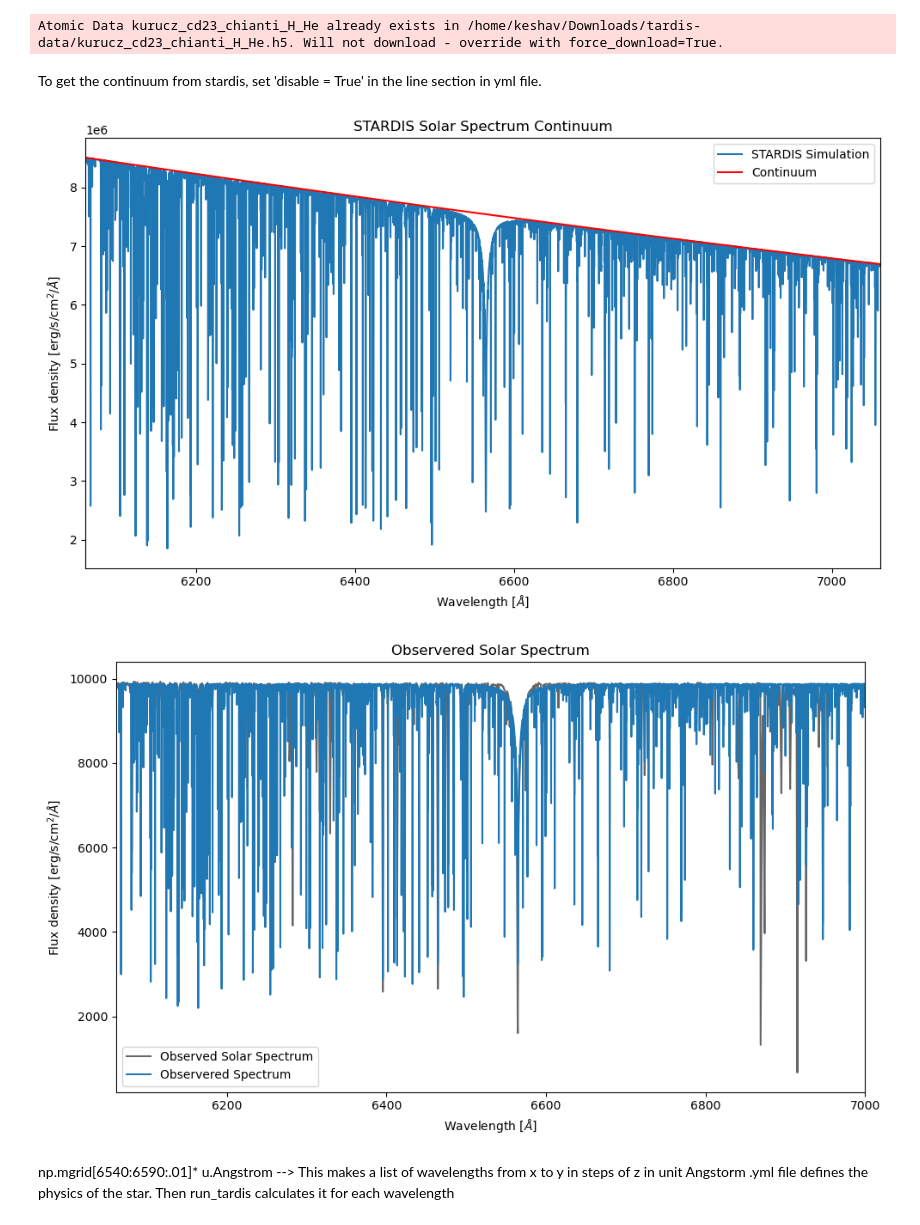
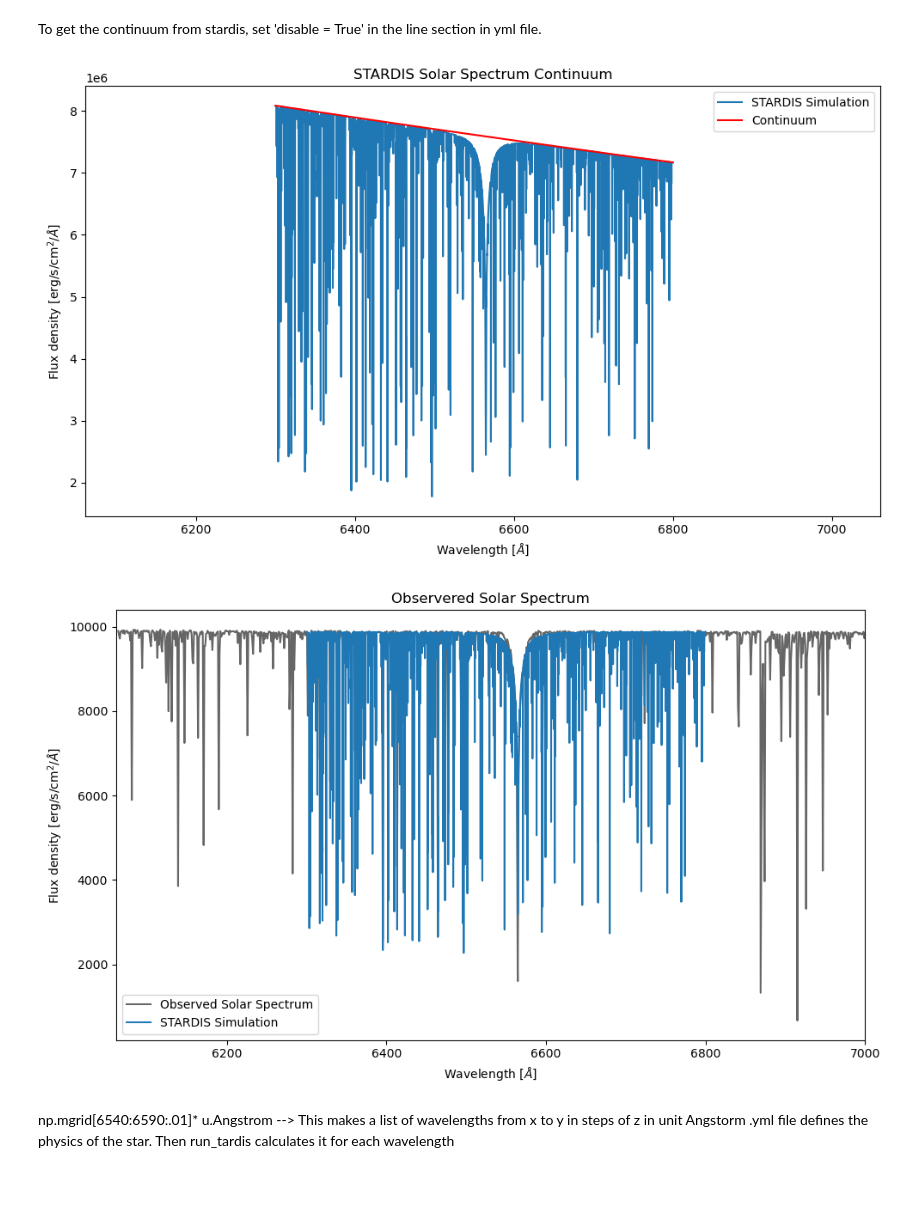
Before and after one commit to Keshavj-07/first_proj, a Jupyter notebook: scripts/Solar_Spectrum.ipynb, the cells around one changed output. Drawn from its saved outputs; the diff is of its cells as text; code cells hidden in the pictures; blank space fills up the shorter version.

```diff
--- a/scripts/Solar_Spectrum.ipynb
+++ b/scripts/Solar_Spectrum.ipynb
@@ -4,20 +4,22 @@ import ipywidgets as widgets
 import matplotlib.pyplot as plt
 import numpy as np
 import pandas as pd
+import scipy.ndimage as nd
+
+from ipywidgets import interact
+from tardis.io.atom_data.util import download_atom_data
 from astropy import units as u
 from astropy.stats import sigma_clip
-from ipywidgets import interact
-from tardis.io.atom_data.util import download_atom_data
 from src.funcs import bass_compare, continuum_visualizer, convert_wavelength_air2vacuum
 from stardis.base import run_stardis
+from stardis.radiation_field.opacities.opacities_solvers import rotation_broadening
+
 
 warnings.filterwarnings("ignore")
-download_atom_data("kurucz_cd23_chianti_H_He")
-# %% [output]
-Atomic Data kurucz_cd23_chianti_H_He already exists in /home/keshav/Downloads/tardis-data/kurucz_cd23_chianti_H_He.h5. Will not download - override with force_download=True.
 # %%
 ## Defines the range for the simulated wavelegths
-tracing_lambdas = np.mgrid[6061:7061:0.1] * u.Angstrom
+#tracing_lambdas = np.mgrid[6061:7061:0.001] * u.Angstrom
+tracing_lambdas = np.mgrid[6300:6800:0.001] * u.Angstrom
 
 sim = run_stardis("stardis_example.yml", tracing_lambdas)
 # %%
@@ -33,38 +35,37 @@ continuum_visualizer(
     sim2.lambdas, sim2.spectrum_lambda, sim.lambdas, sim.spectrum_lambda
 )
 # %% [output]
-[figure, old version]
+[figure, new version]
 # %%
 """
 plt.figure(figsize=(10,6))
 plt.plot(sim2.lambdas, sim2.spectrum_lambda, color='red')
 plt.plot(sim.lambdas, sim.spectrum_lambda)
 plt.xlim((6062,7061))
 plt.title("STARDIS Solar Spectrum")
 plt.xlabel(r"Wavelength [$\AA$]")
 plt.ylabel(r"Flux density [erg/s/cm$^2$/$\AA$]")
 plt.tight_layout()
 """
 
 y_best = sim.spectrum_lambda / sim2.spectrum_lambda * 9880
 
 plt.figure(figsize=(10, 6))
 plt.plot(wave_vac, flux, label="Observed Solar Spectrum", color="black", alpha=0.6)
 
 plt.xlim((6061, 7000))  # Zoom in on the H-alpha line
 # plt.xlim((6800,6925)) # Zoom in on the O2 B line
 plt.title("Observered Solar Spectrum")
 plt.xlabel(r"Wavelength [$\AA$]")
 plt.ylabel(r"Flux density [erg/s/cm$^2$/$\AA$]")
 plt.tight_layout()
-
-plt.plot(sim.lambdas, y_best, label="Observered Spectrum")
+plt.plot(sim.lambdas, y_best, label="STARDIS Simulation")
 # plt.vlines(6564.6, ymin=0, ymax=10000, color='red', label='H-alpha line')
 # plt.vlines(6869.4, ymin=0, ymax=10000, color='red', label='O2 B line')
 plt.legend()
 plt.show()
 # %% [output]
-[figure, old version]
+[figure, new version]
 # %% [markdown]
 np.mgrid[6540:6590:.01]* u.Angstrom --> This makes a list of wavelengths from x to y in steps of z in unit Angstorm
 .yml file defines the physics of the star. Then run_tardis calculates it for each wavelength
```
Also changed, not shown: parts of 23 cells of this notebook, 3 other files.
